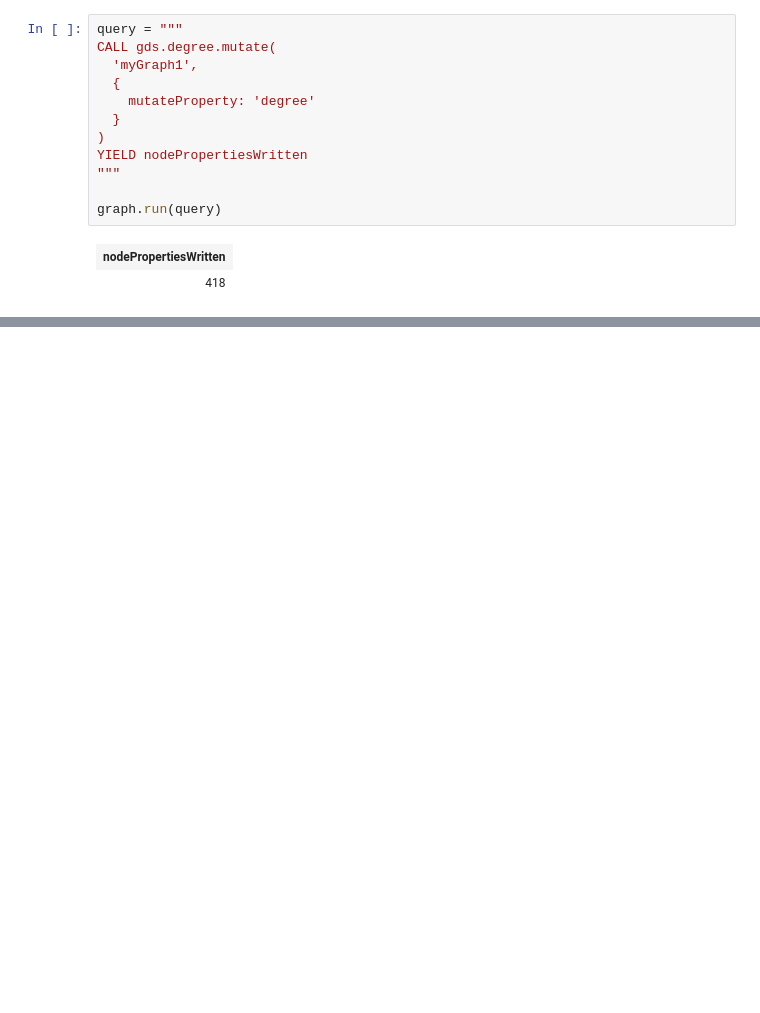
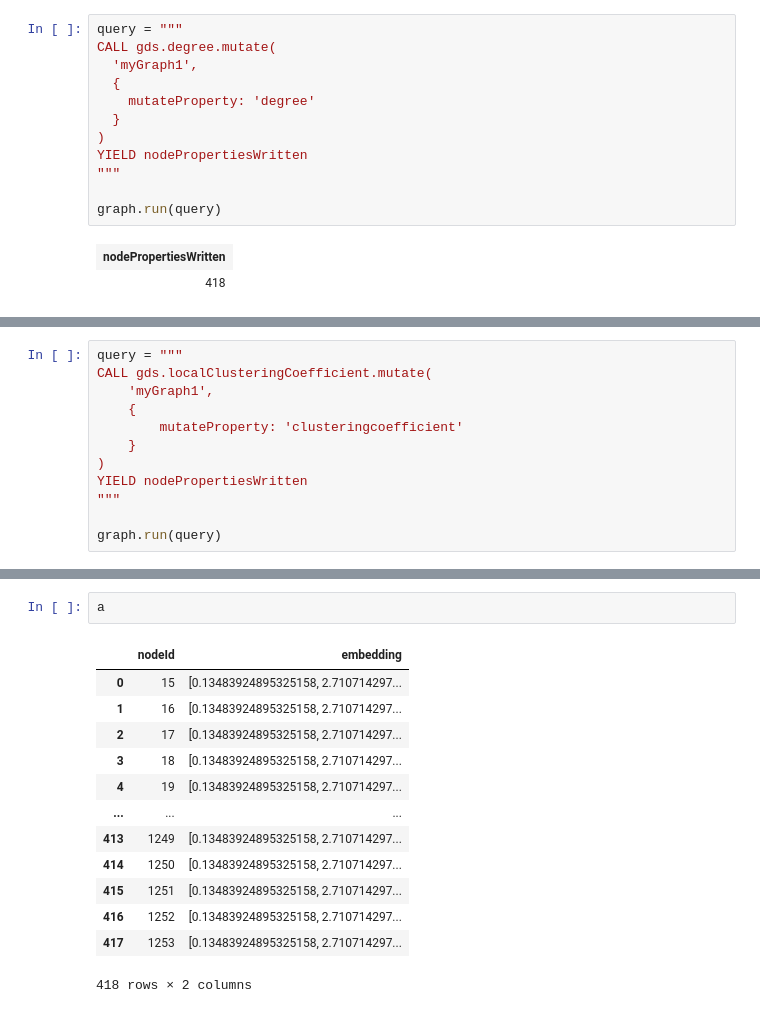
Before and after one commit to vaishnavdilip/Game_of_graphs, a Jupyter notebook: notebooks/graph_embeddings.ipynb, the cells around one changed output, grey strips where cells are left out. Cells and saved outputs as stored; diff of their text form; blank space fills up the shorter version.

```diff
--- a/notebooks/graph_embeddings.ipynb
+++ b/notebooks/graph_embeddings.ipynb
@@ -205,0 +275,12 @@ graph.run(query)
+# %%
+query = """
+CALL gds.localClusteringCoefficient.mutate(
+    'myGraph1',
+    {
+        mutateProperty: 'clusteringcoefficient'
+    }
+)
+YIELD nodePropertiesWritten
+"""
+
+graph.run(query)
@@ -253,0 +363,16 @@ a['embedding'][2]
+# %%
+a
+# %% [output]
+|  | nodeId | embedding |
+| 0 | 15 | [0.13483924895325158, 2.710714297... |
+| 1 | 16 | [0.13483924895325158, 2.710714297... |
+| 2 | 17 | [0.13483924895325158, 2.710714297... |
+| 3 | 18 | [0.13483924895325158, 2.710714297... |
+| 4 | 19 | [0.13483924895325158, 2.710714297... |
+| ... | ... | ... |
+| 413 | 1249 | [0.13483924895325158, 2.710714297... |
+| 414 | 1250 | [0.13483924895325158, 2.710714297... |
+| 415 | 1251 | [0.13483924895325158, 2.710714297... |
+| 416 | 1252 | [0.13483924895325158, 2.710714297... |
+| 417 | 1253 | [0.13483924895325158, 2.710714297... |
+418 rows × 2 columns
```
Also changed, not shown: parts of 9 cells of this notebook, 3 other files.
